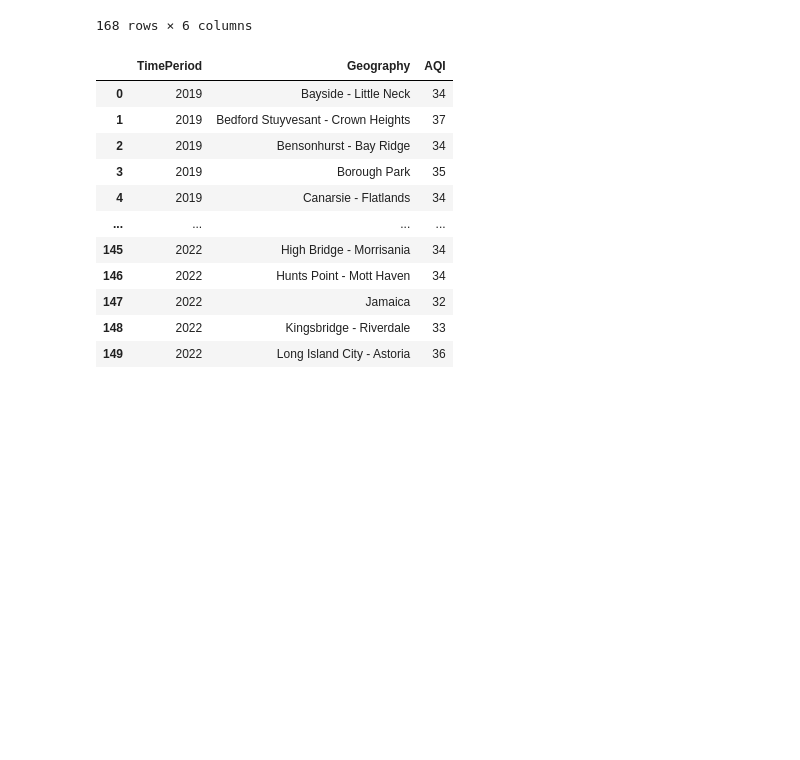
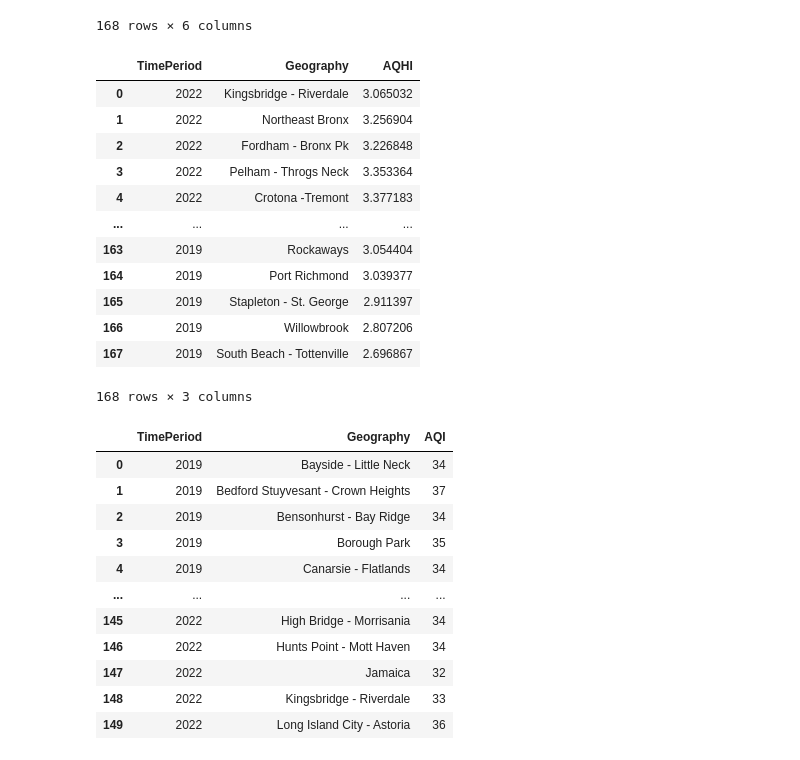
Before and after one commit to cynthiaWEpicCoder/fbla_data_analysis, a Jupyter notebook: AirQual_Parsing.ipynb, the cells around one changed output. Cells and saved outputs as stored; diff of their text form; code cells hidden in the pictures; blank space fills up the shorter version.

```diff
--- a/AirQual_Parsing.ipynb
+++ b/AirQual_Parsing.ipynb
@@ -224,6 +224,42 @@ df
 | 166 | 2019 | Willowbrook | 6.0 | 7.0 | 12.2 | 28.8 |
 | 167 | 2019 | South Beach - Tottenville | 5.8 | 6.5 | 10.2 | 30.1 |
 168 rows × 6 columns
+# %%
+import numpy as np
+
+def calculate_aqhi_updated(row):
+    NO2 = row["Nitric Dioxide (NO2) - ppb"]
+    O3 = row["Ozone (O3) - ppb"]
+    PM2_5 = row["PM2.5 - mcg/m3"]
+
+    aqhi = (10 / 10.4) * 100 * (
+        (np.exp(0.000537 * O3) - 1) +
+        (np.exp(0.000871 * NO2) - 1) +
+        (np.exp(0.000487 * PM2_5) - 1)
+    )
+    return aqhi
+
+# Apply the updated function to each row
+df["AQHI"] = df.apply(calculate_aqhi_updated, axis=1)
+
+# Select relevant columns for the output DataFrame
+df_aqhi_updated = df[["TimePeriod", "Geography", "AQHI"]]
+aqhi = df_aqhi_updated
+aqhi
+# %% [output]
+|  | TimePeriod | Geography | AQHI |
+| 0 | 2022 | Kingsbridge - Riverdale | 3.065032 |
+| 1 | 2022 | Northeast Bronx | 3.256904 |
+| 2 | 2022 | Fordham - Bronx Pk | 3.226848 |
+| 3 | 2022 | Pelham - Throgs Neck | 3.353364 |
+| 4 | 2022 | Crotona -Tremont | 3.377183 |
+| ... | ... | ... | ... |
+| 163 | 2019 | Rockaways | 3.054404 |
+| 164 | 2019 | Port Richmond | 3.039377 |
+| 165 | 2019 | Stapleton - St. George | 2.911397 |
+| 166 | 2019 | Willowbrook | 2.807206 |
+| 167 | 2019 | South Beach - Tottenville | 2.696867 |
+168 rows × 3 columns
 # %%
 import numpy as np
 aqi_breakpoints = {
```
Also changed, not shown: parts of 2 cells of this notebook, 1 other file.
